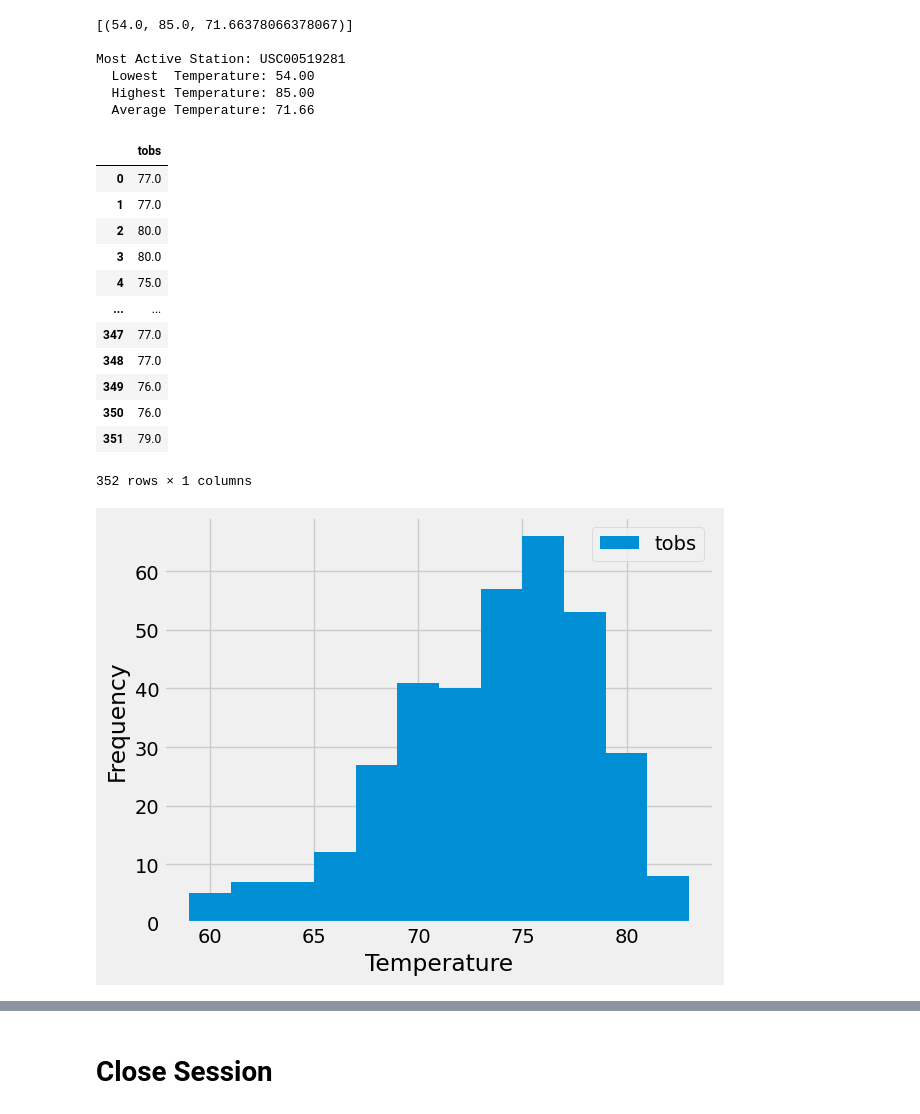
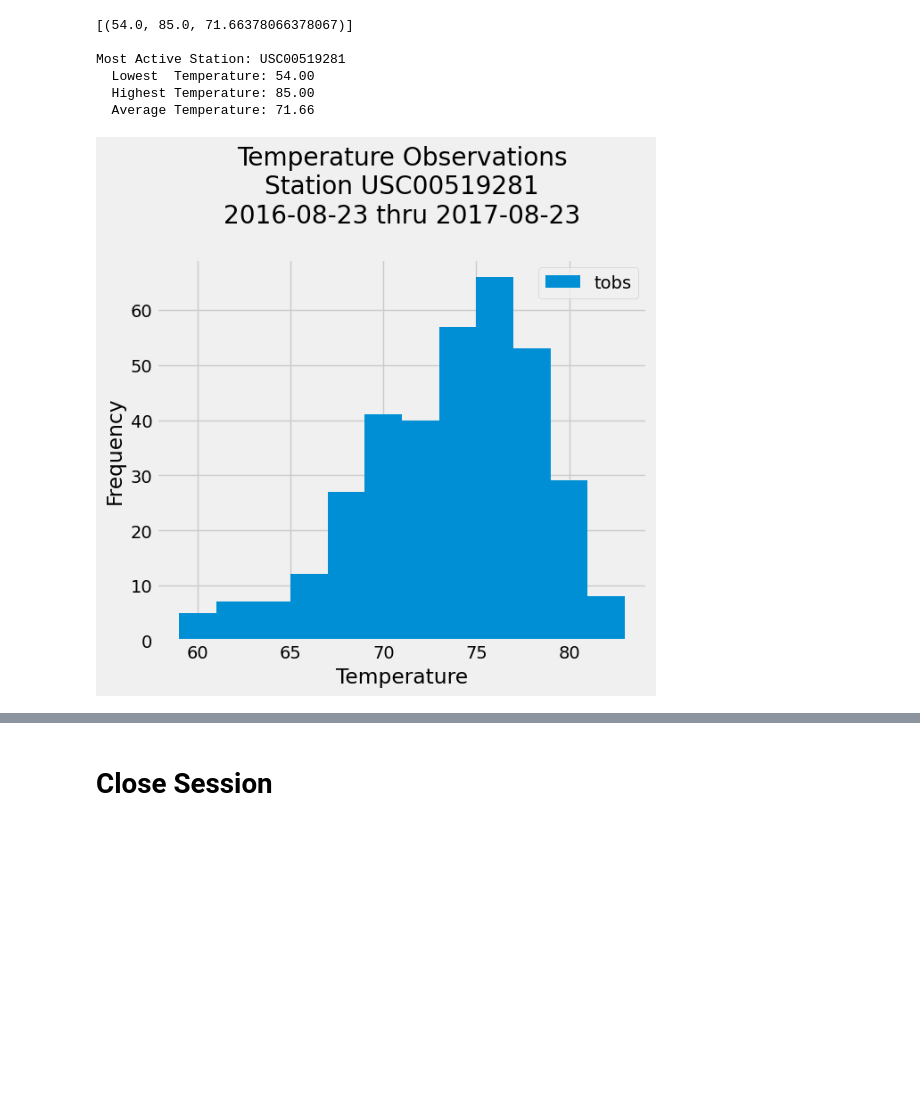
Before and after one commit to MarkOlsonMN/sqlalchemy-challenge, a Jupyter notebook: SurfsUp/climate_analysis.ipynb, the cells around one changed output, grey strips where cells are left out. Saved outputs shown, nothing was run; the diff lists cells and outputs as text; code cells hidden in the pictures; blank space fills up the shorter version.

```diff
--- a/SurfsUp/climate_analysis.ipynb
+++ b/SurfsUp/climate_analysis.ipynb
@@ -545,52 +189,24 @@ Most Active Station: USC00519281
 # %%
 # Using the most active station id
 # Query the last 12 months of temperature observation data for this station and plot the results as a histogram
-
-# full_station_activity = session.query(\
-#     measurement.tobs).\
-#     filter(measurement.station == most_active_station_id).\
-#     filter(measurement.date >= one_year_earlier_date_string).\
-#     all()
-
 full_station_activity = session.query(
     measurement.tobs
 ).filter(
     measurement.station == most_active_station_id
 ).filter(
     measurement.date >= one_year_earlier_date_string
 ).all()
 
 full_station_activity_df = pd.DataFrame(full_station_activity)
 
-full_station_activity_df
+plt.figure(figsize=(6.5,6.5))
+plt.hist(full_station_activity_df['tobs'], bins=12, label='tobs')
+plt.xlabel('Temperature')
+plt.ylabel('Frequency')
+plt.title(f'Temperature Observations\nStation {most_active_station_id}\n{one_year_earlier_date_string} thru {most_recent_date_row.date}\n')
+plt.legend()
+plt.tight_layout()
+
+plt.show()
 # %% [output]
-|  | tobs |
-| 0 | 77.0 |
-| 1 | 77.0 |
-| 2 | 80.0 |
-| 3 | 80.0 |
-| 4 | 75.0 |
-| ... | ... |
-| 347 | 77.0 |
-| 348 | 77.0 |
-| 349 | 76.0 |
-| 350 | 76.0 |
-| 351 | 79.0 |
-352 rows × 1 columns
+[figure, added]
-# %%
-
-#  full_station_activity_df
-
-
-plt.figure(figsize=(6.5,5))
-plt.hist(full_station_activity_df['tobs'], bins=12, label='tobs')
-plt.xlabel('Temperature')
-plt.ylabel('Frequency')
-# plt.title(f'Station {most_active_station_id} Data')
-# plt.xticks(rotation=90)
-plt.legend()
-plt.tight_layout()
-
-plt.show()
-# %% [output]
-[figure, removed]
```
Also changed, not shown: parts of 29 cells of this notebook.
